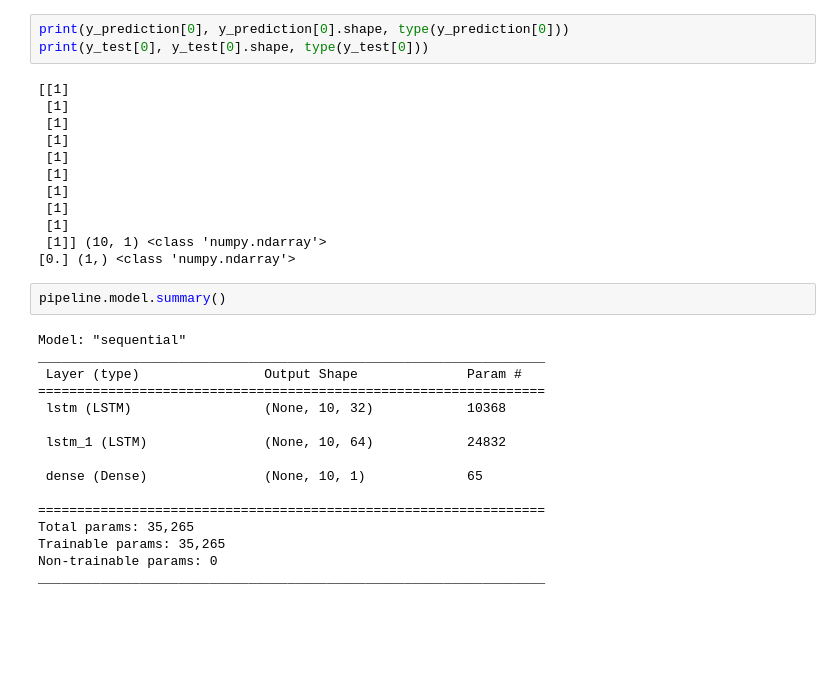
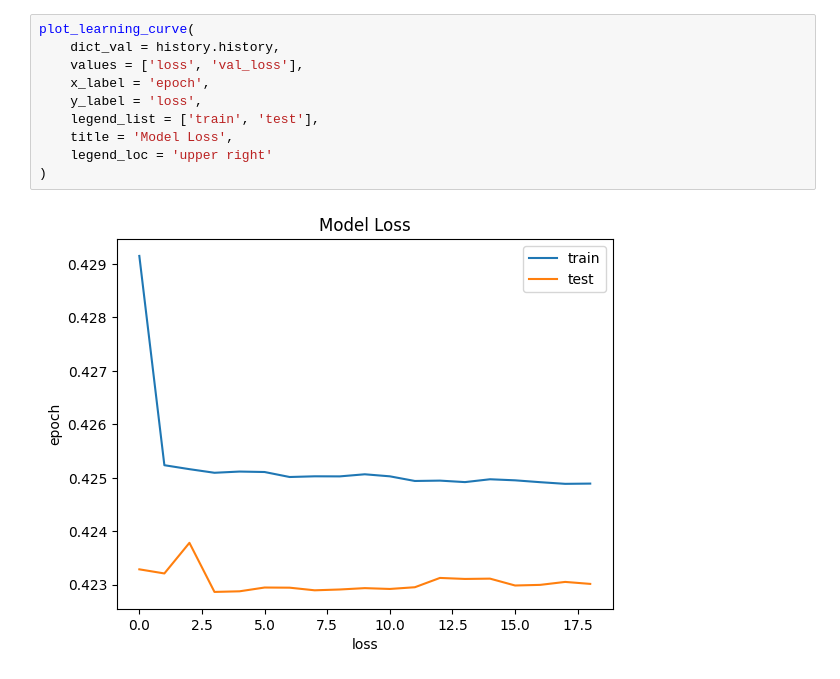
Before and after one commit to JesusDBS/TEG, a Jupyter notebook: detection/notebook.ipynb, the cells around one changed output. Drawn from its saved outputs; the diff is of its cells as text; blank space fills up the shorter version.

Commit message:
[ADD] plot functions

```diff
--- a/detection/notebook.ipynb
+++ b/detection/notebook.ipynb
@@ -44,33 +24,12 @@ ValueError: Classification metrics can't handle a mix of binary and unknown targ
-# %%
-print(y_prediction[0], y_prediction[0].shape, type(y_prediction[0]))
-print(y_test[0], y_test[0].shape, type(y_test[0]))
-# %% [output]
-[[1]
- [1]
- [1]
- [1]
- [1]
- [1]
- [1]
- [1]
- [1]
- [1]] (10, 1) <class 'numpy.ndarray'>
-[0.] (1,) <class 'numpy.ndarray'>
-# %%
-pipeline.model.summary()
-# %% [output]
-Model: "sequential"
-_________________________________________________________________
- Layer (type)                Output Shape              Param #
-=================================================================
- lstm (LSTM)                 (None, 10, 32)            10368
-
- lstm_1 (LSTM)               (None, 10, 64)            24832
-
- dense (Dense)               (None, 10, 1)             65
-
-=================================================================
-Total params: 35,265
-Trainable params: 35,265
-Non-trainable params: 0
-_________________________________________________________________
+# %%
+plot_learning_curve(
+    dict_val = history.history,
+    values = ['loss', 'val_loss'],
+    x_label = 'epoch',
+    y_label = 'loss',
+    legend_list = ['train', 'test'],
+    title = 'Model Loss',
+    legend_loc = 'upper right'
+)
+# %% [output]
+[figure, added]
```
Also changed, not shown: parts of 6 cells of this notebook, 3 other files.
